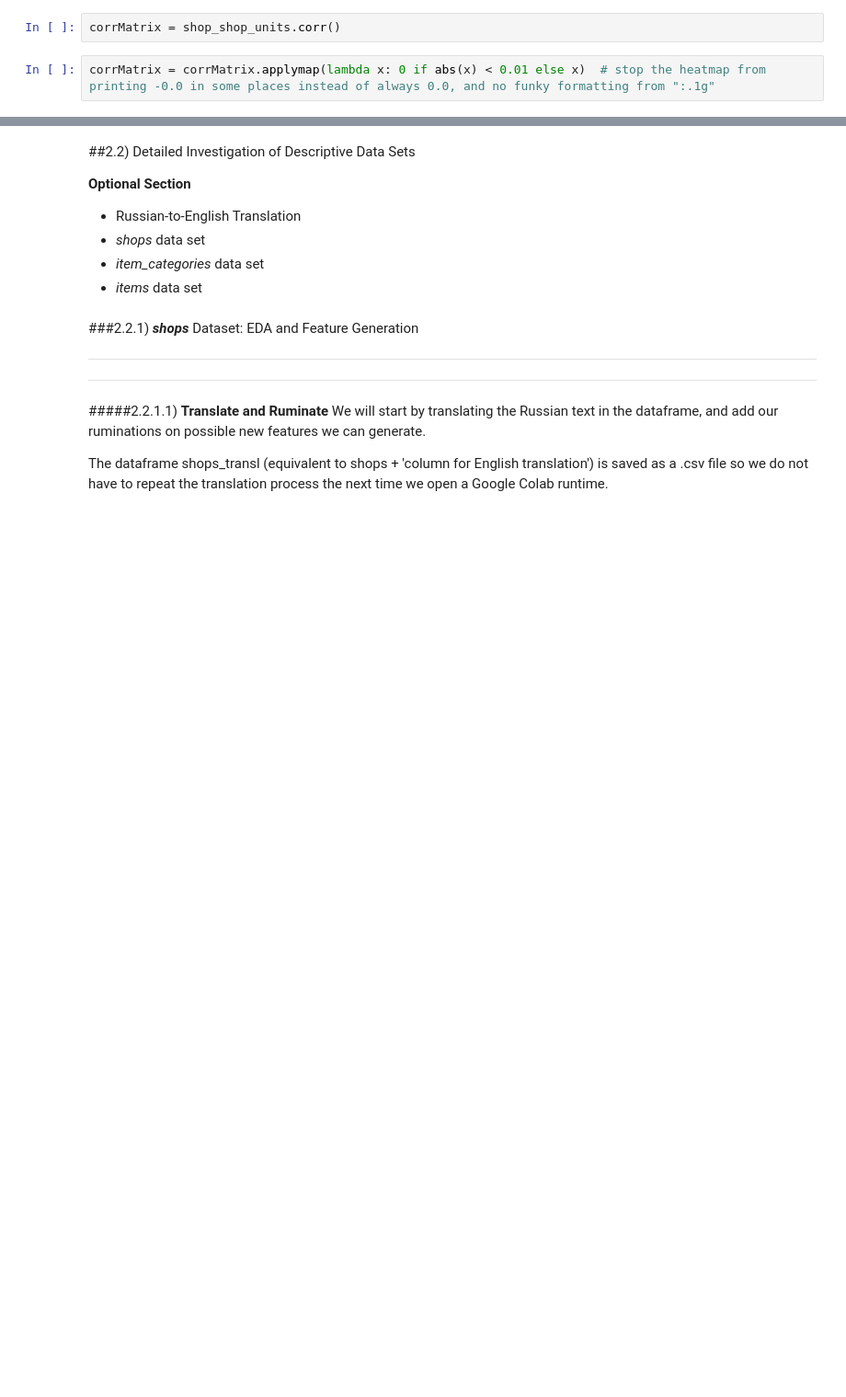
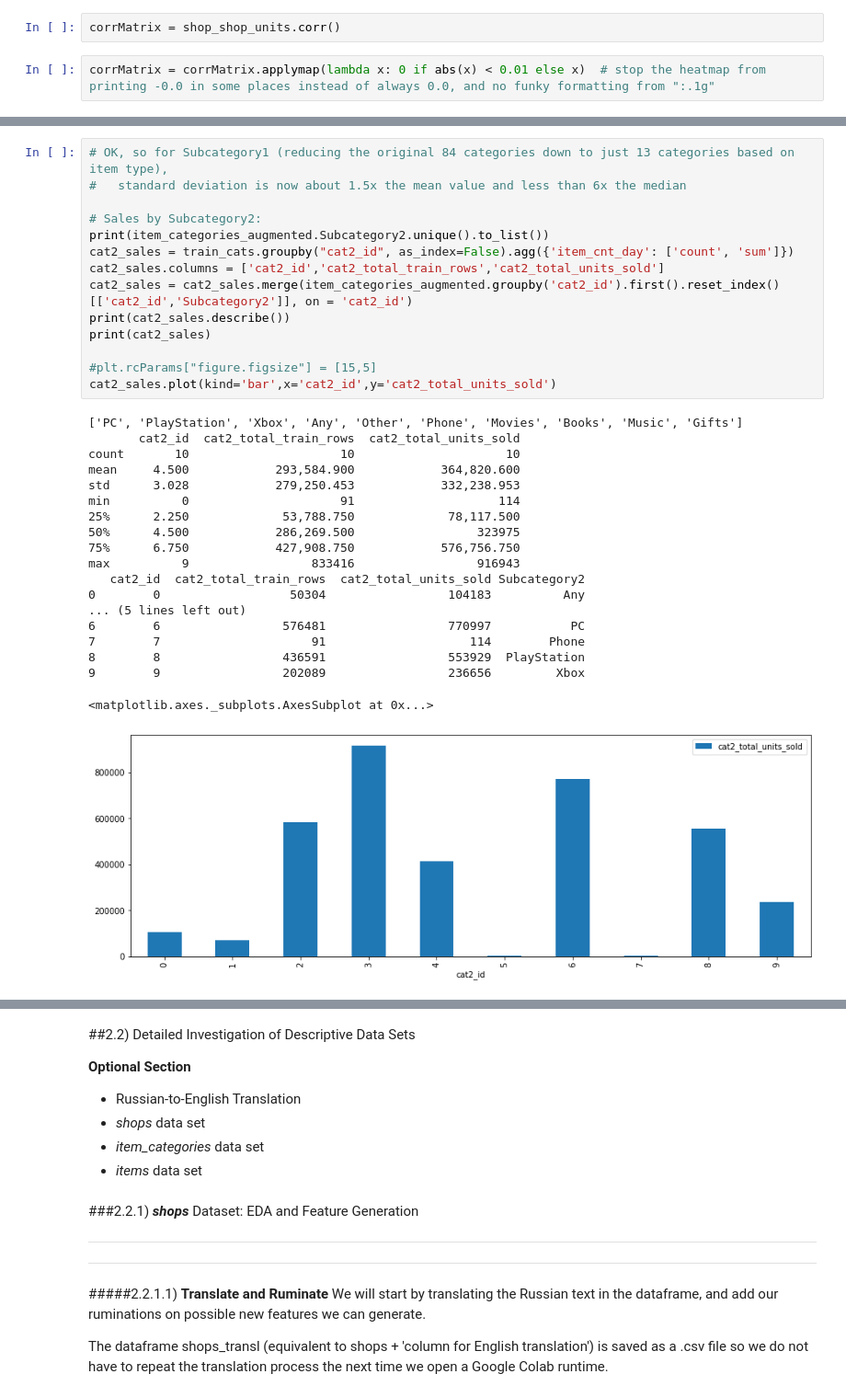
Before and after one commit to migai/Kag, a Jupyter notebook: ipynb_versions/MG_EDA_v2.7 correlation heatmaps.ipynb, the cells around one changed output, grey strips where cells are left out. Shown at 92% size. Drawn from its saved outputs; the diff is of its cells as text; blank space fills up the shorter version.

```diff
--- a/ipynb_versions/MG_EDA_v2.7 correlation heatmaps.ipynb
+++ b/ipynb_versions/MG_EDA_v2.7 correlation heatmaps.ipynb
@@ -915,0 +1041,34 @@ Observations:
+# %%
+# OK, so for Subcategory1 (reducing the original 84 categories down to just 13 categories based on item type),
+#   standard deviation is now about 1.5x the mean value and less than 6x the median
+
+# Sales by Subcategory2:
+print(item_categories_augmented.Subcategory2.unique().to_list())
+cat2_sales = train_cats.groupby("cat2_id", as_index=False).agg({'item_cnt_day': ['count', 'sum']})
+cat2_sales.columns = ['cat2_id','cat2_total_train_rows','cat2_total_units_sold']
+cat2_sales = cat2_sales.merge(item_categories_augmented.groupby('cat2_id').first().reset_index()[['cat2_id','Subcategory2']], on = 'cat2_id')
+print(cat2_sales.describe())
+print(cat2_sales)
+
+#plt.rcParams["figure.figsize"] = [15,5]
+cat2_sales.plot(kind='bar',x='cat2_id',y='cat2_total_units_sold')
+# %% [output]
+['PC', 'PlayStation', 'Xbox', 'Any', 'Other', 'Phone', 'Movies', 'Books', 'Music', 'Gifts']
+       cat2_id  cat2_total_train_rows  cat2_total_units_sold
+count       10                     10                     10
+mean     4.500            293,584.900            364,820.600
+std      3.028            279,250.453            332,238.953
+min          0                     91                    114
+25%      2.250             53,788.750             78,117.500
+50%      4.500            286,269.500                 323975
+75%      6.750            427,908.750            576,756.750
+max          9                 833416                 916943
+   cat2_id  cat2_total_train_rows  cat2_total_units_sold Subcategory2
+0        0                  50304                 104183          Any
+... (5 lines left out)
+6        6                 576481                 770997           PC
+7        7                     91                    114        Phone
+8        8                 436591                 553929  PlayStation
+9        9                 202089                 236656         Xbox
+<matplotlib.axes._subplots.AxesSubplot at 0x...>
+[figure, added]
```
Also changed, not shown: parts of 25 cells of this notebook, 1 other file.
